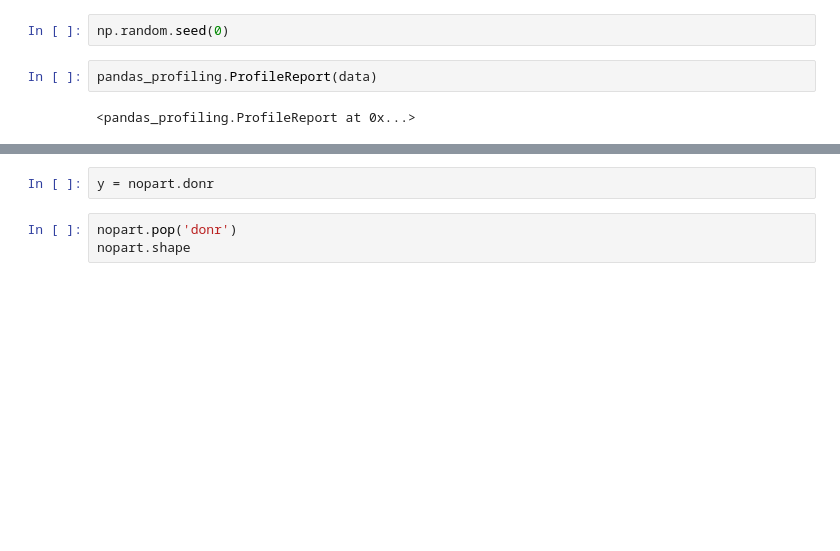
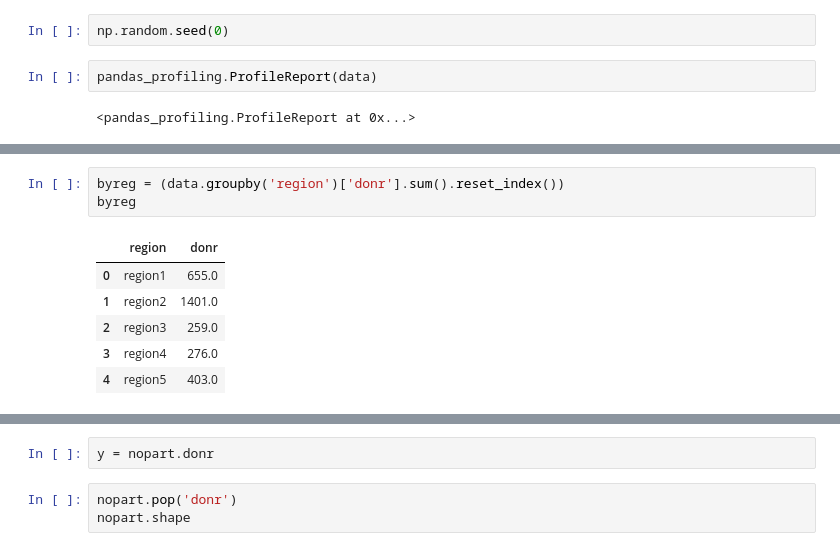
Before and after one commit to jfavole/genericanalysis, a Jupyter notebook: genericclassifiermethod.ipynb, the cells around one changed output, grey strips where cells are left out. Cells and saved outputs as stored; diff of their text form; blank space fills up the shorter version.

```diff
--- a/genericclassifiermethod.ipynb
+++ b/genericclassifiermethod.ipynb
@@ -34,0 +93,10 @@ nopart.shape
+# %%
+byreg = (data.groupby('region')['donr'].sum().reset_index())
+byreg
+# %% [output]
+|  | region | donr |
+| 0 | region1 | 655.0 |
+| 1 | region2 | 1401.0 |
+| 2 | region3 | 259.0 |
+| 3 | region4 | 276.0 |
+| 4 | region5 | 403.0 |
```
Also changed, not shown: parts of 28 cells of this notebook, 3 other files.
